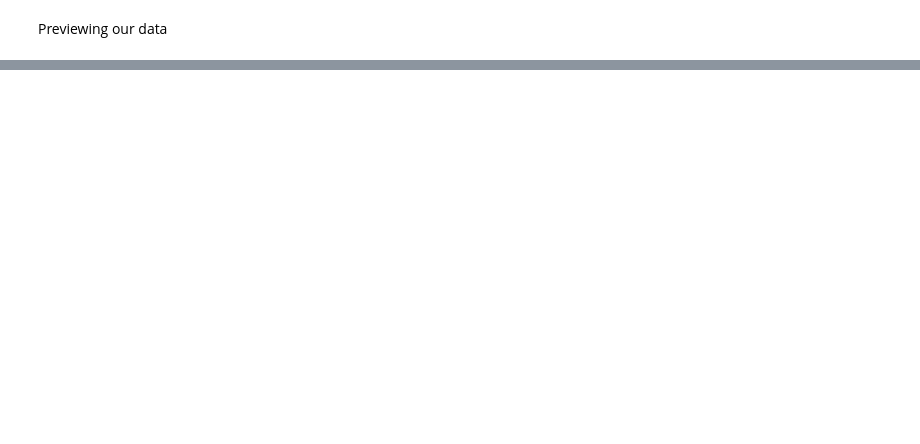
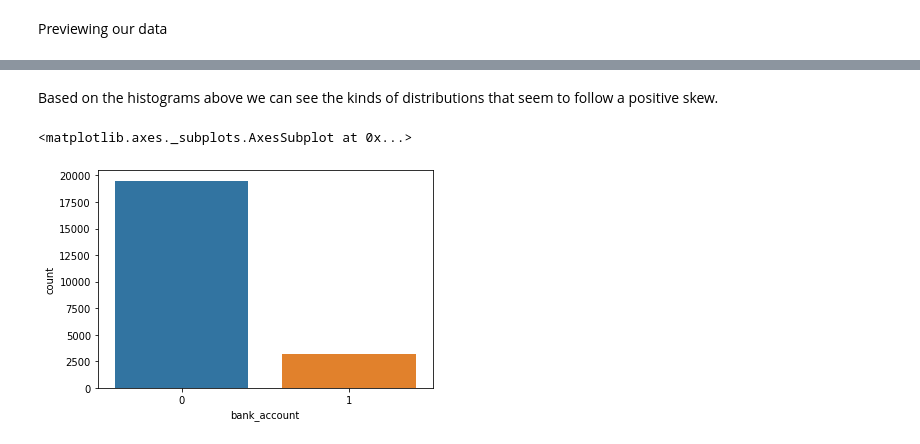
Before and after one commit to Askoye/Financial-Inclusion-Project, a Jupyter notebook: Python_Notebook_Solution_Moringa_Data_Science_Core_W2_Ted_Askoye_Independent_Project_2020_06.ipynb, the cells around one changed output, grey strips where cells are left out. Drawn from its saved outputs; the diff is of its cells as text; code cells hidden in the pictures; blank space fills up the shorter version.

```diff
--- a/Python_Notebook_Solution_Moringa_Data_Science_Core_W2_Ted_Askoye_Independent_Project_2020_06.ipynb
+++ b/Python_Notebook_Solution_Moringa_Data_Science_Core_W2_Ted_Askoye_Independent_Project_2020_06.ipynb
@@ -298,0 +178,2 @@ dataset_df["year"].corr(dataset_df["household_size"])
+# %%
+dataset_df.dropna (inplace =True) #Dealing with missing values by dropping them
@@ -298,0 +197,6 @@ dataset_df["year"].corr(dataset_df["household_size"])
+# %%
+# Aligning the columns in our dataset by ensuring uniformity
+
+dataset_df.columns = dataset_df.columns.str.strip().str.lower().str.replace(' ', '_').str.replace('(', '').str.replace(')', '')
+dataset_df.rename({'has_a_bank_account': 'bank_account', 'type_of_location': 'location','cell_phone_access' : 'phone','the_relathip_with_head' : 'relationship_with_head', 'level_of_educuation' : 'education_level'}, axis=1, inplace=True)
+dataset_df.head()
@@ -298,0 +230,8 @@ dataset_df["year"].corr(dataset_df["household_size"])
+# %%
+# Dealing with Outliers by removing them
+Q1 = dataset_df.quantile(0.25)
+Q3 = dataset_df.quantile(0.75)
+IQR = Q3 - Q1
+dataset_df_out = dataset_df[~((dataset_df < (Q1 - 1.5 * IQR)) | (dataset_df > (Q3 + 1.5 * IQR))).any(axis=1)]
+print(dataset_df)
+print(dataset_df_out)
@@ -298,0 +268,8 @@ dataset_df["year"].corr(dataset_df["household_size"])
+# %% [markdown]
+Based on the histograms above we can see the kinds of distributions that seem to follow a positive skew.
+# %%
+# Plotting the count of those with a bank account
+sns.countplot(dataset_df_out['bank_account'])
+# %% [output]
+<matplotlib.axes._subplots.AxesSubplot at 0x...>
+[figure, added]
```
Also changed, not shown: parts of 135 cells of this notebook.
